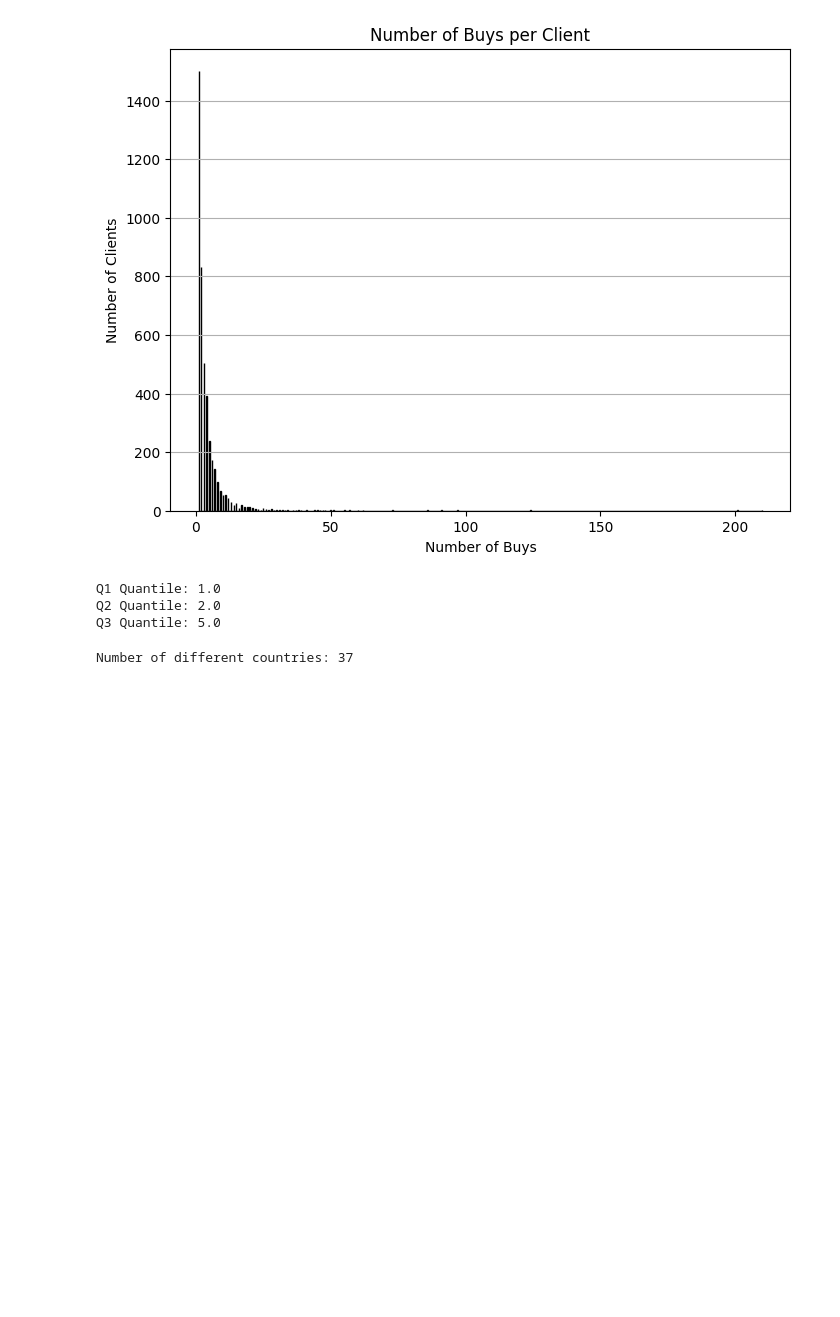
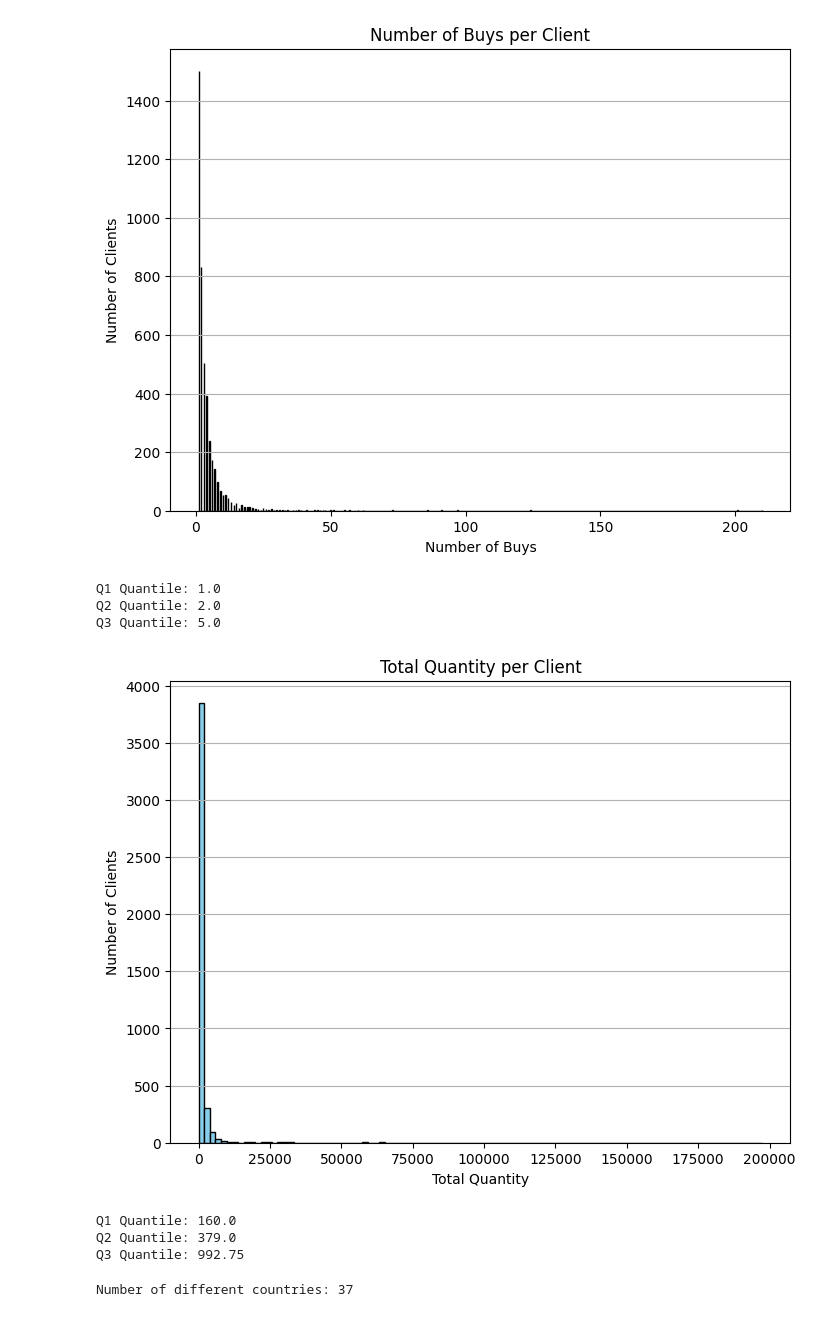
Before and after one commit to DEISI-ULHT-TFC-2023-24/TFC-DEISEI64-E-Commerce, a Jupyter notebook: Queries.ipynb, the cells around one changed output. Drawn from its saved outputs; the diff is of its cells as text; code cells hidden in the pictures; blank space fills up the shorter version.

```diff
--- a/Queries.ipynb
+++ b/Queries.ipynb
@@ -151,6 +151,28 @@ print(f'Q3 Quantile: {np.quantile(buys_per_client, .75)}')
 Q1 Quantile: 1.0
 Q2 Quantile: 2.0
 Q3 Quantile: 5.0
+# %%
+# Calculate the total quantity per client
+quantity_per_client = filtered_data_stockcode.groupby('CustomerID')['Quantity'].sum()
+
+# Create a histogram
+plt.figure(figsize=(8, 6))
+plt.hist(quantity_per_client, bins=100, color='skyblue', edgecolor='black')
+plt.title('Total Quantity per Client')
+plt.xlabel('Total Quantity')
+plt.ylabel('Number of Clients')
+plt.grid(axis='y')
+plt.show()
+
+# Calculate quantis (25%,50%,75%)
+print(f'Q1 Quantile: {np.quantile(quantity_per_client, .25)}')
+print(f'Q2 Quantile: {np.quantile(quantity_per_client, .50)}')
+print(f'Q3 Quantile: {np.quantile(quantity_per_client, .75)}')
+# %% [output]
+[figure, added]
+Q1 Quantile: 160.0
+Q2 Quantile: 379.0
+Q3 Quantile: 992.75
 # %%
 #----------------- Distinct Countries -----------------#
 
```
Also changed, not shown: parts of 6 cells of this notebook, 2 other files.
